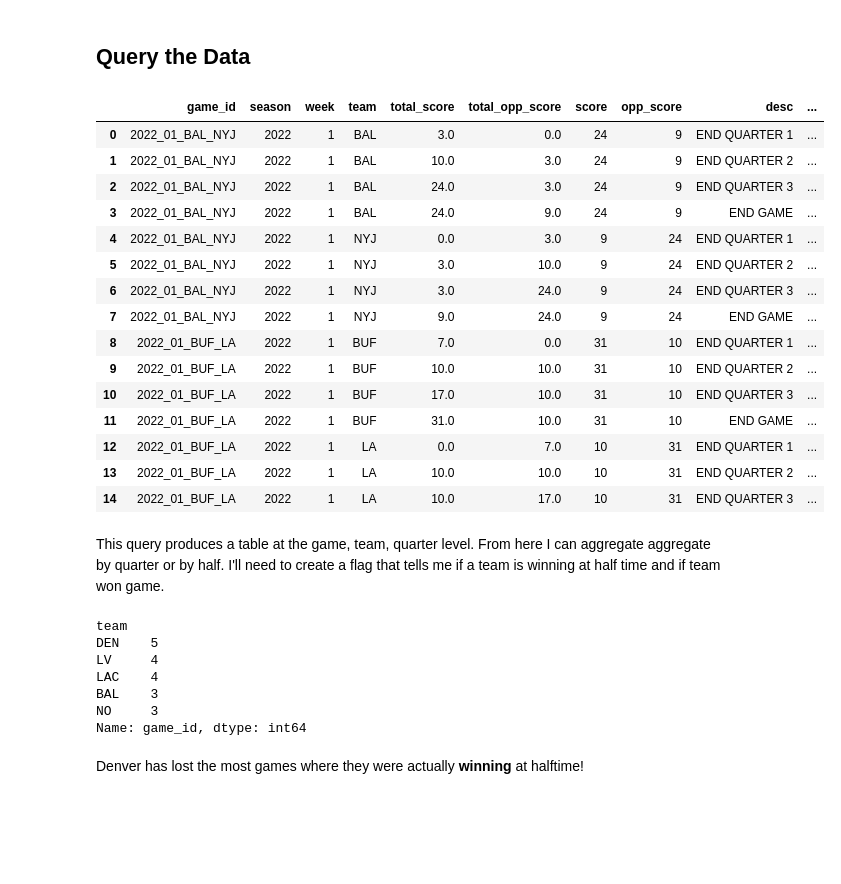
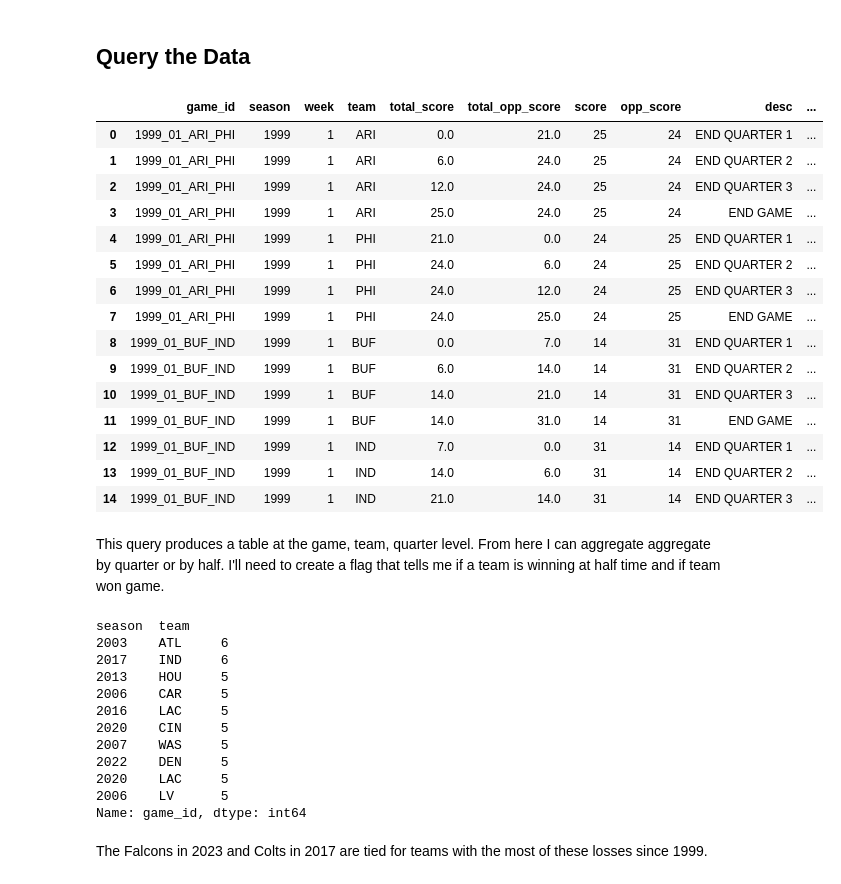
Before and after one commit to gfidanli/fantasy_football_analysis, a Jupyter notebook: daily_analysis/day_41_50/day50.ipynb, the cells around one changed output. Drawn from its saved outputs; the diff is of its cells as text; code cells hidden in the pictures; blank space fills up the shorter version.

```diff
--- a/daily_analysis/day_41_50/day50.ipynb
+++ b/daily_analysis/day_41_50/day50.ipynb
@@ -33,7 +38,9 @@ WITH data AS (
         home_score,
         desc
     FROM pbp
-    WHERE season = 2022
+    WHERE
+        week <= 14
+        --season = 2022
         AND desc IN ('END QUARTER 1', 'END QUARTER 2', 'END QUARTER 3', 'END GAME')
 ),
 -- Stack the dataset to make it easier to work with
@@ -71,64 +78,70 @@ stacked AS (
     SELECT *
     FROM away_team
     ORDER BY game_id, team, quarter
 )
 SELECT
     *,
     /*
     Get the amount of points scored in the quarter
     If the result is NULL from the LAG function,
     COALESCE() will return the total_score value for the quarter
     */
     COALESCE(total_score - LAG(total_score, 1) OVER(PARTITION BY game_id, team ORDER BY quarter), total_score) AS points_scored,
     CASE
         WHEN score > opp_score THEN 1
         WHEN score < opp_score THEN 0
         ELSE NULL
     END AS win_loss,
     CASE
         WHEN total_score > total_opp_score THEN 1
         WHEN total_score < total_opp_score THEN 0
         ELSE NULL
     END AS lead_trail
 FROM stacked
+-- GROUP BY season
 ORDER BY game_id, team
 """
 
 df = pd.read_sql(query, conn)
 df.head(15)
 # %% [output]
 |  | game_id | season | week | team | total_score | total_opp_score | score | opp_score | desc | ... |
-| 0 | 2022_01_BAL_NYJ | 2022 | 1 | BAL | 3.0 | 0.0 | 24 | 9 | END QUARTER 1 | ... |
-| 1 | 2022_01_BAL_NYJ | 2022 | 1 | BAL | 10.0 | 3.0 | 24 | 9 | END QUARTER 2 | ... |
-| 2 | 2022_01_BAL_NYJ | 2022 | 1 | BAL | 24.0 | 3.0 | 24 | 9 | END QUARTER 3 | ... |
-| 3 | 2022_01_BAL_NYJ | 2022 | 1 | BAL | 24.0 | 9.0 | 24 | 9 | END GAME | ... |
-| 4 | 2022_01_BAL_NYJ | 2022 | 1 | NYJ | 0.0 | 3.0 | 9 | 24 | END QUARTER 1 | ... |
-| 5 | 2022_01_BAL_NYJ | 2022 | 1 | NYJ | 3.0 | 10.0 | 9 | 24 | END QUARTER 2 | ... |
-| 6 | 2022_01_BAL_NYJ | 2022 | 1 | NYJ | 3.0 | 24.0 | 9 | 24 | END QUARTER 3 | ... |
-| 7 | 2022_01_BAL_NYJ | 2022 | 1 | NYJ | 9.0 | 24.0 | 9 | 24 | END GAME | ... |
-| 8 | 2022_01_BUF_LA | 2022 | 1 | BUF | 7.0 | 0.0 | 31 | 10 | END QUARTER 1 | ... |
-| 9 | 2022_01_BUF_LA | 2022 | 1 | BUF | 10.0 | 10.0 | 31 | 10 | END QUARTER 2 | ... |
-| 10 | 2022_01_BUF_LA | 2022 | 1 | BUF | 17.0 | 10.0 | 31 | 10 | END QUARTER 3 | ... |
-| 11 | 2022_01_BUF_LA | 2022 | 1 | BUF | 31.0 | 10.0 | 31 | 10 | END GAME | ... |
-| 12 | 2022_01_BUF_LA | 2022 | 1 | LA | 0.0 | 7.0 | 10 | 31 | END QUARTER 1 | ... |
-| 13 | 2022_01_BUF_LA | 2022 | 1 | LA | 10.0 | 10.0 | 10 | 31 | END QUARTER 2 | ... |
-| 14 | 2022_01_BUF_LA | 2022 | 1 | LA | 10.0 | 17.0 | 10 | 31 | END QUARTER 3 | ... |
+| 0 | 1999_01_ARI_PHI | 1999 | 1 | ARI | 0.0 | 21.0 | 25 | 24 | END QUARTER 1 | ... |
+| 1 | 1999_01_ARI_PHI | 1999 | 1 | ARI | 6.0 | 24.0 | 25 | 24 | END QUARTER 2 | ... |
+| 2 | 1999_01_ARI_PHI | 1999 | 1 | ARI | 12.0 | 24.0 | 25 | 24 | END QUARTER 3 | ... |
+| 3 | 1999_01_ARI_PHI | 1999 | 1 | ARI | 25.0 | 24.0 | 25 | 24 | END GAME | ... |
+| 4 | 1999_01_ARI_PHI | 1999 | 1 | PHI | 21.0 | 0.0 | 24 | 25 | END QUARTER 1 | ... |
+| 5 | 1999_01_ARI_PHI | 1999 | 1 | PHI | 24.0 | 6.0 | 24 | 25 | END QUARTER 2 | ... |
+| 6 | 1999_01_ARI_PHI | 1999 | 1 | PHI | 24.0 | 12.0 | 24 | 25 | END QUARTER 3 | ... |
+| 7 | 1999_01_ARI_PHI | 1999 | 1 | PHI | 24.0 | 25.0 | 24 | 25 | END GAME | ... |
+| 8 | 1999_01_BUF_IND | 1999 | 1 | BUF | 0.0 | 7.0 | 14 | 31 | END QUARTER 1 | ... |
+| 9 | 1999_01_BUF_IND | 1999 | 1 | BUF | 6.0 | 14.0 | 14 | 31 | END QUARTER 2 | ... |
+| 10 | 1999_01_BUF_IND | 1999 | 1 | BUF | 14.0 | 21.0 | 14 | 31 | END QUARTER 3 | ... |
+| 11 | 1999_01_BUF_IND | 1999 | 1 | BUF | 14.0 | 31.0 | 14 | 31 | END GAME | ... |
+| 12 | 1999_01_BUF_IND | 1999 | 1 | IND | 7.0 | 0.0 | 31 | 14 | END QUARTER 1 | ... |
+| 13 | 1999_01_BUF_IND | 1999 | 1 | IND | 14.0 | 6.0 | 31 | 14 | END QUARTER 2 | ... |
+| 14 | 1999_01_BUF_IND | 1999 | 1 | IND | 21.0 | 14.0 | 31 | 14 | END QUARTER 3 | ... |
 # %% [markdown]
 This query produces a table at the game, team, quarter level. From here I can aggregate aggregate by quarter or by half. I'll need to create a flag that tells me if a team is winning at half time and if team won game.
 # %%
 # Get the number of times a team has led at halftime and lost the game
 df.query("desc == 'END QUARTER 2' & lead_trail == 1 & win_loss == 0")\
-    .groupby('team')['game_id']\
+    .groupby(['season', 'team'])['game_id']\
     .count()\
-    .sort_values(ascending=False)[:5]
+    .sort_values(ascending=False)[:10]
 # %% [output]
-team
-DEN    5
-LV     4
-LAC    4
-BAL    3
-NO     3
+season  team
+2003    ATL     6
+2017    IND     6
+2013    HOU     5
+2006    CAR     5
+2016    LAC     5
+2020    CIN     5
+2007    WAS     5
+2022    DEN     5
+2020    LAC     5
+2006    LV      5
 Name: game_id, dtype: int64
-# %% [markdown]
-Denver has lost the most games where they were actually **winning** at halftime!
+# %% [markdown]
+The Falcons in 2023 and Colts in 2017 are tied for teams with the most of these losses since 1999.
 # %%
```
Also changed, not shown: parts of 16 cells of this notebook.
